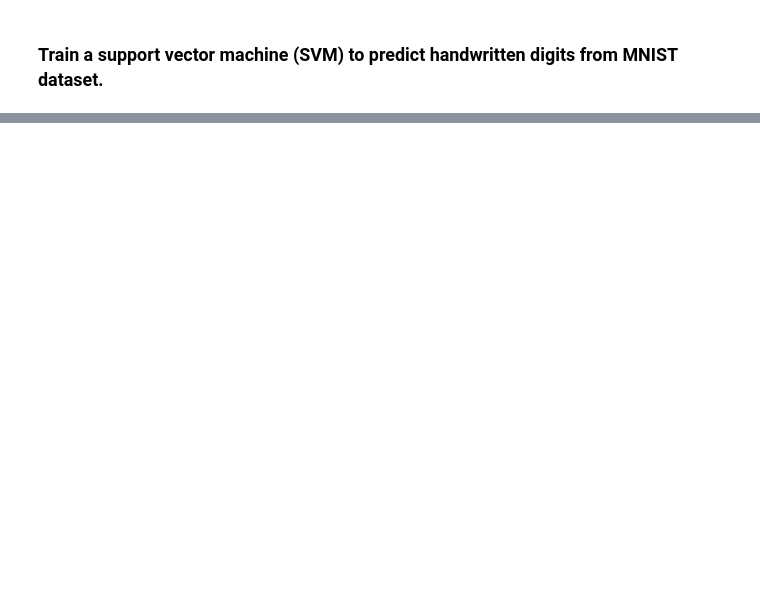
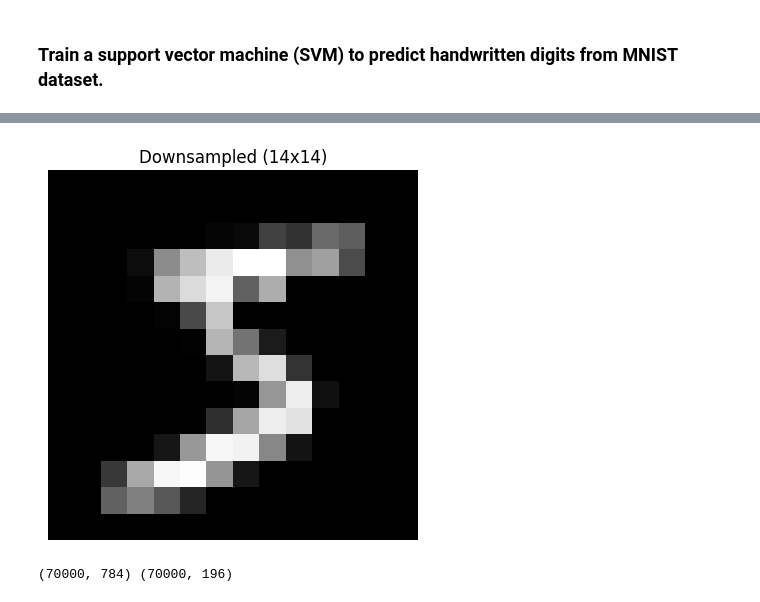
Before and after one commit to anytaaly/SVM-Predict-HANDWritten-Digits, a Jupyter notebook: SVM_Predict_HANDWritten_Digits.ipynb, the cells around one changed output, grey strips where cells are left out. Drawn from its saved outputs; the diff is of its cells as text; code cells hidden in the pictures; blank space fills up the shorter version.

```diff
--- a/SVM_Predict_HANDWritten_Digits.ipynb
+++ b/SVM_Predict_HANDWritten_Digits.ipynb
@@ -137,0 +91,39 @@ get_data();
+# %%
+def resize(x, size=(14, 14)):
+    """
+    Complete for subproblem 1b
+
+    The input arguments are:
+    x: numpy array of MNIST data, where each image is of size (28 x 28)
+    size(): new data size
+
+    Resize data by calling cv2.resize() for each image from (28 x 28) to (14x14),
+    flattened to 196.
+    Call plt.imshow to check one of the resized data
+
+    Return: the numpy array of resized, downsampled MNIST data of shape (num_of_images, 196)
+    """
+    ###TODO###
+    num_images = x.shape[0]
+    downsampled = np.empty((num_images, size[0] * size[1]), dtype=x.dtype ) ## np.empty() function is a NumPy method that creates an array without initializing its values—so it’s basically a chunk of memory set aside for your data. In the resize function, creating an empty array with the desired shape
+
+    for i in range(num_images):
+      img_28 = x[i].reshape(28, 28)
+      img_14 = cv2.resize(img_28, (size[1], size[0]),interpolation=cv2.INTER_AREA)
+      downsampled[i] = img_14.reshape(-1)
+
+
+          # Show one resized image to verify
+    plt.imshow(downsampled[0].reshape(size[0], size[1]), cmap='gray')
+    plt.title("Downsampled (14x14)")
+    plt.axis('off')
+    plt.show()
+
+    return downsampled
+
+
+x_small = resize(x, size=(14,14))
+print(x.shape, x_small.shape)
+# %% [output]
+[figure, added]
+(70000, 784) (70000, 196)
```
Also changed, not shown: parts of 15 cells of this notebook.
